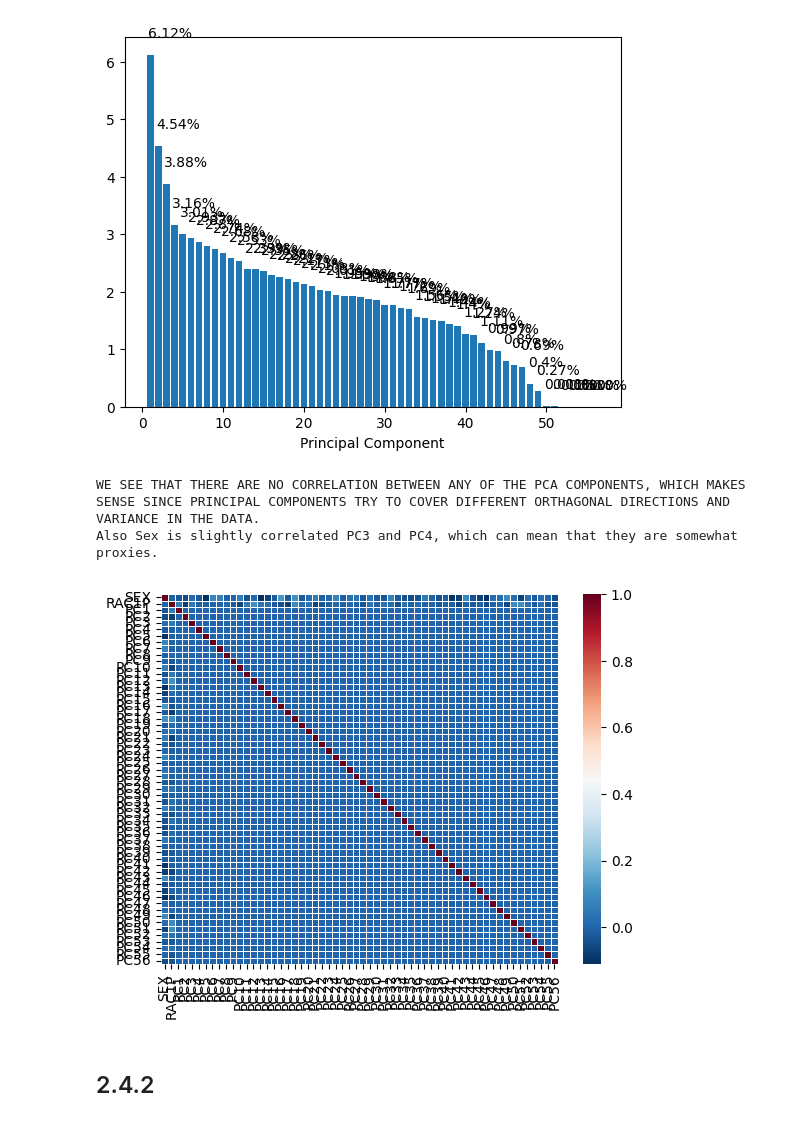
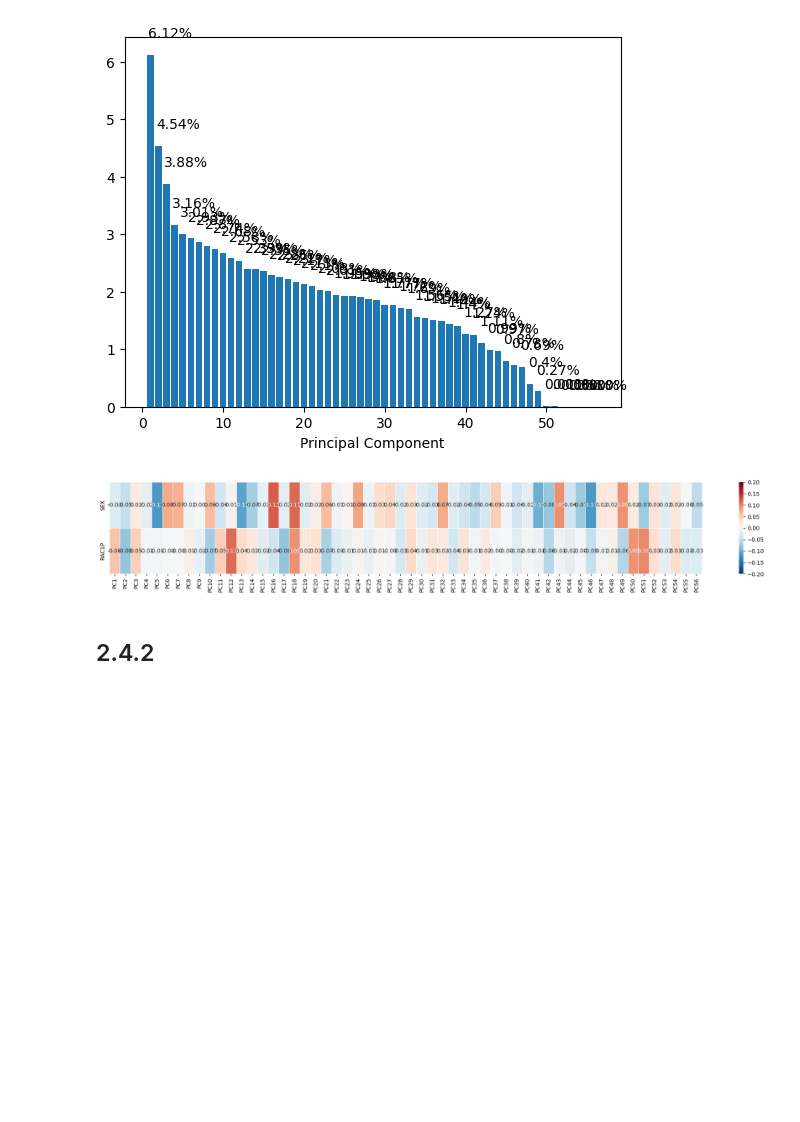
Before and after one commit to sebastianrohr/afae_assignment_2, a Jupyter notebook: assignment_2/assignment_2.ipynb, the cells around one changed output. Cells and saved outputs as stored; diff of their text form; code cells hidden in the pictures; blank space fills up the shorter version.

Commit message:
fixed heatmaps and pareto curve

```diff
--- a/assignment_2/assignment_2.ipynb
+++ b/assignment_2/assignment_2.ipynb
@@ -664,25 +656,28 @@ fig.show()
 # %%
 # corr matrix comparing protected
 import seaborn as sns
 import pandas as pd
 
 df = pd.DataFrame(np.concatenate((protected, X_pca), axis=1))
 
-corr = round(df.corr(),2)
+corr = df.corr()
 corr.columns=['SEX', 'RAC1P', 'PC1', 'PC2', 'PC3', 'PC4', 'PC5', 'PC6', 'PC7', 'PC8', 'PC9', 'PC10', 'PC11', 'PC12', 'PC13', 'PC14', 'PC15', 'PC16', 'PC17', 'PC18', 'PC19', 'PC20', 'PC21', 'PC22', 'PC23', 'PC24', 'PC25', 'PC26', 'PC27', 'PC28', 'PC29', 'PC30', 'PC31', 'PC32', 'PC33', 'PC34', 'PC35', 'PC36', 'PC37', 'PC38', 'PC39', 'PC40', 'PC41', 'PC42', 'PC43', 'PC44', 'PC45', 'PC46', 'PC47', 'PC48', 'PC49', 'PC50', 'PC51', 'PC52', 'PC53', 'PC54', 'PC55', 'PC56']
+
+rows_to_plot = [x for x in corr.columns if "PC" in x]
+indices_to_plot = range(2)
+corr = corr.loc[indices_to_plot, rows_to_plot]
+indices = ["SEX", "RAC1P"]
+corr.index = indices
+plt.figure(figsize=(24, 3))
 sns.heatmap(corr,
-            xticklabels=corr.columns.values,
-            yticklabels=corr.columns.values,
             cmap='RdBu_r',
-            # annot=True,
-            linewidth=0.5);
-
-print(f'WE SEE THAT THERE ARE NO CORRELATION BETWEEN ANY OF THE PCA COMPONENTS, WHICH MAKES SENSE SINCE PRINCIPAL COMPONENTS TRY TO COVER DIFFERENT ORTHAGONAL DIRECTIONS AND VARIANCE IN THE DATA.')
-print(f'Also Sex is slightly correlated PC3 and PC4, which can mean that they are somewhat proxies.')
+            annot=True,
+            linewidth=0.5,
+            vmin=-0.2,
+            vmax=0.2,
+            fmt='.2f');
 # %% [output]
-WE SEE THAT THERE ARE NO CORRELATION BETWEEN ANY OF THE PCA COMPONENTS, WHICH MAKES SENSE SINCE PRINCIPAL COMPONENTS TRY TO COVER DIFFERENT ORTHAGONAL DIRECTIONS AND VARIANCE IN THE DATA.
-Also Sex is slightly correlated PC3 and PC4, which can mean that they are somewhat proxies.
-[figure, old version]
+[figure, new version]
 # %% [markdown]
 ## 2.4.2
 # %%
```
Also changed, not shown: parts of 12 cells of this notebook.
